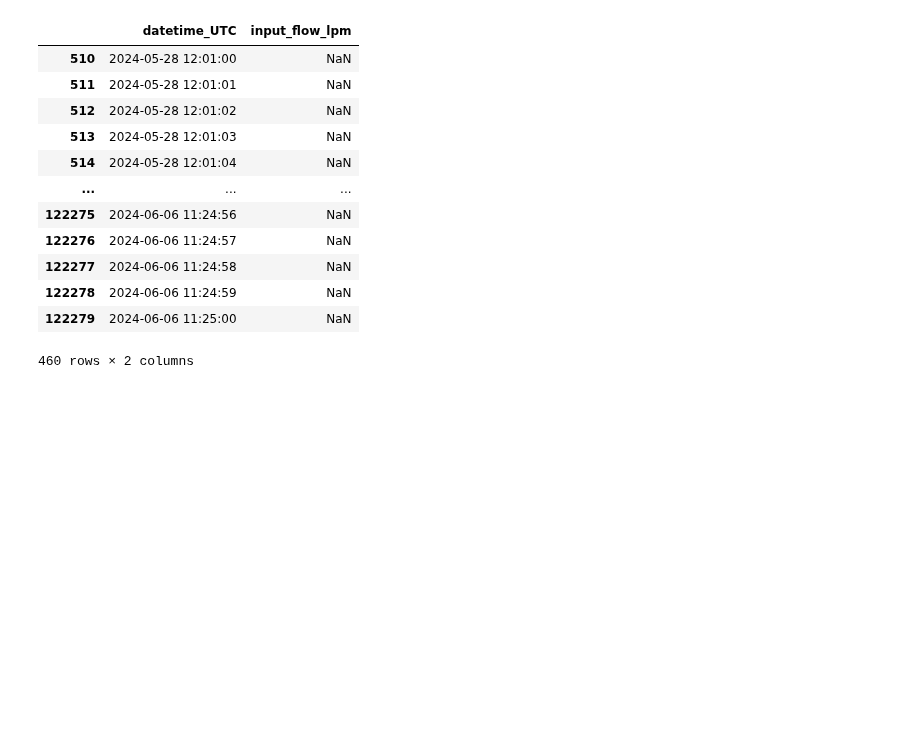
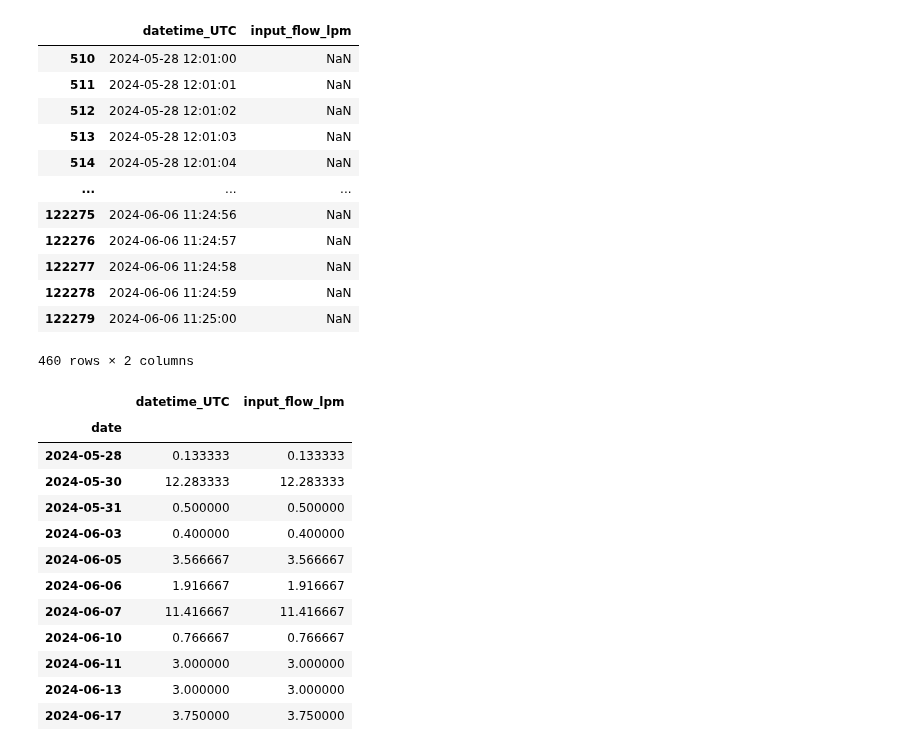
Before and after one commit to csoloff/dash, a Jupyter notebook: export_flows_v2.ipynb, the cells around one changed output. Cells and saved outputs as stored; diff of their text form; code cells hidden in the pictures; blank space fills up the shorter version.

Commit message:
Checking what days negative flow occured the most

```diff
--- a/export_flows_v2.ipynb
+++ b/export_flows_v2.ipynb
@@ -237,3 +237,21 @@ d2[pd.isna(d2['input_flow_lpm'])]
 | 122278 | 2024-06-06 11:24:59 | NaN |
 | 122279 | 2024-06-06 11:25:00 | NaN |
 460 rows × 2 columns
+# %%
+d2['date'] = d2['datetime_UTC'].dt.date
+# %%
+d2[d2['input_flow_lpm']<0].groupby('date').count()/60
+# %% [output]
+|  | datetime_UTC | input_flow_lpm |
+| date |  |  |
+| 2024-05-28 | 0.133333 | 0.133333 |
+| 2024-05-30 | 12.283333 | 12.283333 |
+| 2024-05-31 | 0.500000 | 0.500000 |
+| 2024-06-03 | 0.400000 | 0.400000 |
+| 2024-06-05 | 3.566667 | 3.566667 |
+| 2024-06-06 | 1.916667 | 1.916667 |
+| 2024-06-07 | 11.416667 | 11.416667 |
+| 2024-06-10 | 0.766667 | 0.766667 |
+| 2024-06-11 | 3.000000 | 3.000000 |
+| 2024-06-13 | 3.000000 | 3.000000 |
+| 2024-06-17 | 3.750000 | 3.750000 |
```
